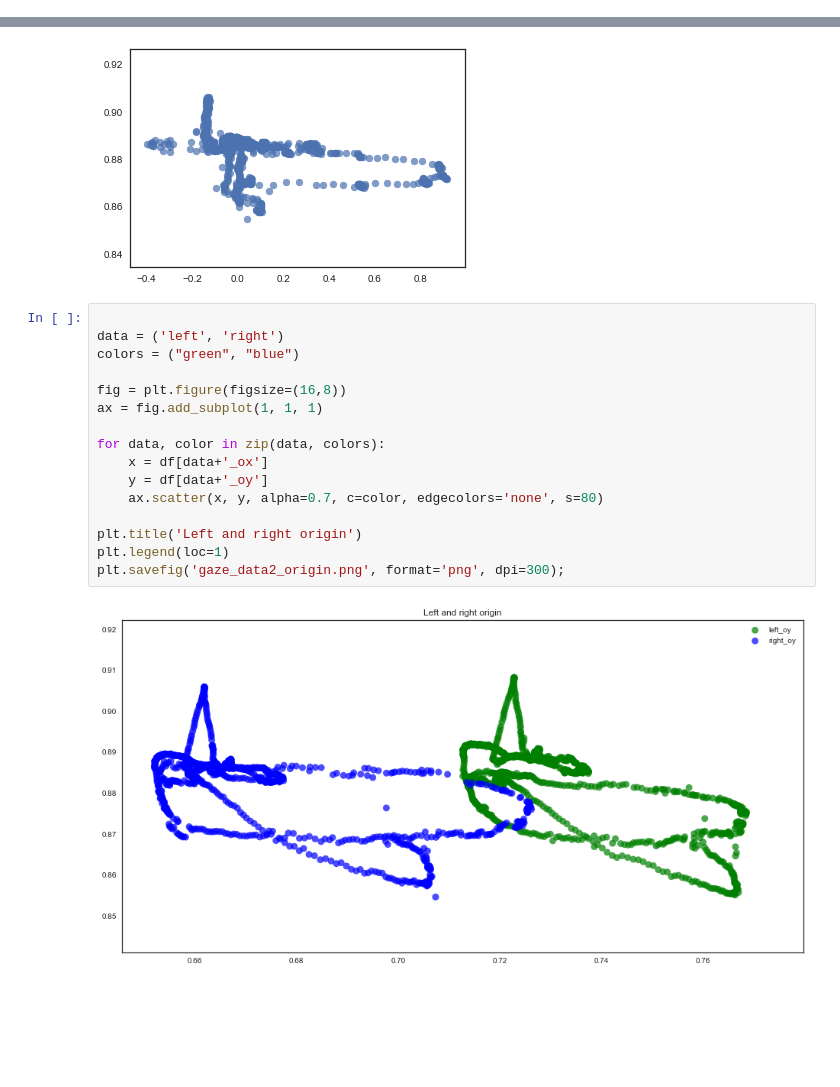
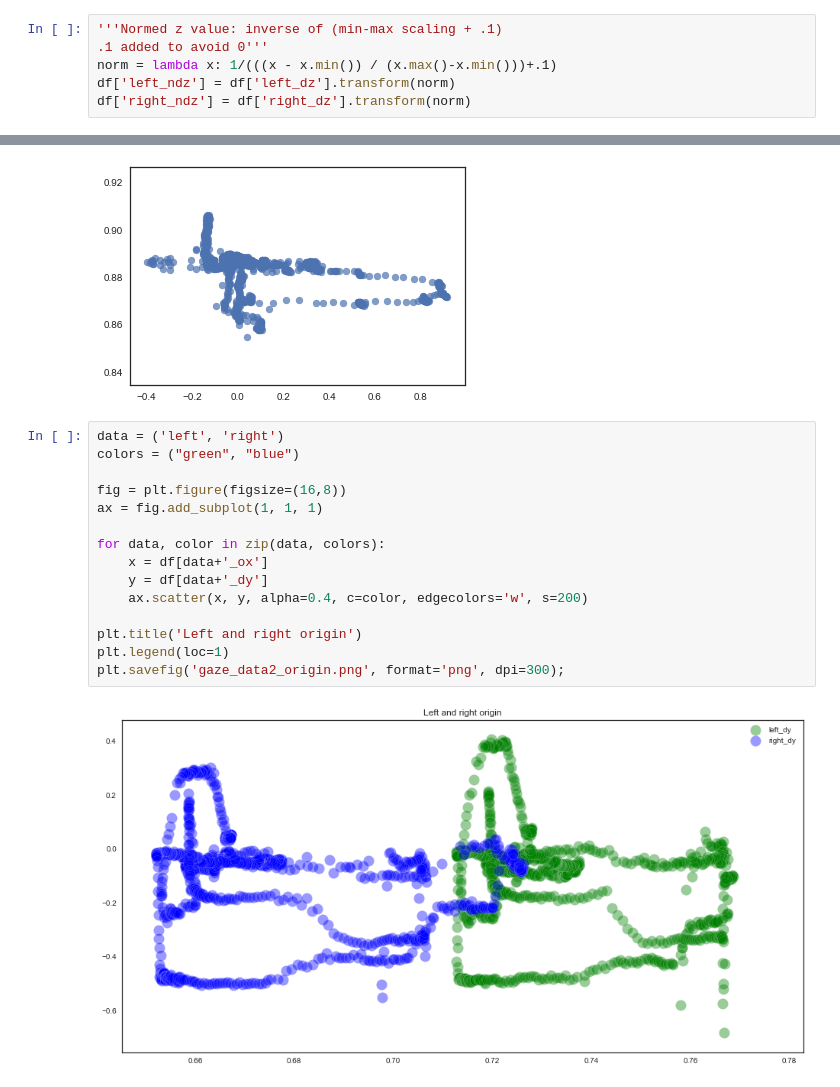
Before and after one commit to elmasyr/gaze, a Jupyter notebook: p2-gaze-xml-to-dict-to-pandas.ipynb, the cells around one changed output, grey strips where cells are left out. Cells and saved outputs as stored; diff of their text form; blank space fills up the shorter version.

```diff
--- a/p2-gaze-xml-to-dict-to-pandas.ipynb
+++ b/p2-gaze-xml-to-dict-to-pandas.ipynb
@@ -66,0 +69,6 @@ df[cols] = df[cols].replace(' ','').astype(float)
+# %%
+'''Normed z value: inverse of (min-max scaling + .1)
+.1 added to avoid 0'''
+norm = lambda x: 1/(((x - x.min()) / (x.max()-x.min()))+.1)
+df['left_ndz'] = df['left_dz'].transform(norm)
+df['right_ndz'] = df['right_dz'].transform(norm)
@@ -87,23 +102,22 @@ plt.scatter(df['right_dx'], df['right_oy'], alpha=.7);
 # %% [output]
 [figure]
 # %%
-
 data = ('left', 'right')
 colors = ("green", "blue")
 
 fig = plt.figure(figsize=(16,8))
 ax = fig.add_subplot(1, 1, 1)
 
 for data, color in zip(data, colors):
     x = df[data+'_ox']
-    y = df[data+'_oy']
-    ax.scatter(x, y, alpha=0.7, c=color, edgecolors='none', s=80)
+    y = df[data+'_dy']
+    ax.scatter(x, y, alpha=0.4, c=color, edgecolors='w', s=200)
 
 plt.title('Left and right origin')
 plt.legend(loc=1)
 plt.savefig('gaze_data2_origin.png', format='png', dpi=300);
 # %% [output]
-[figure, old version]
+[figure, new version]
 # %%
 data = ('left', 'right')
 colors = ("green", "blue")
```
Also changed, not shown: parts of 20 cells of this notebook.
